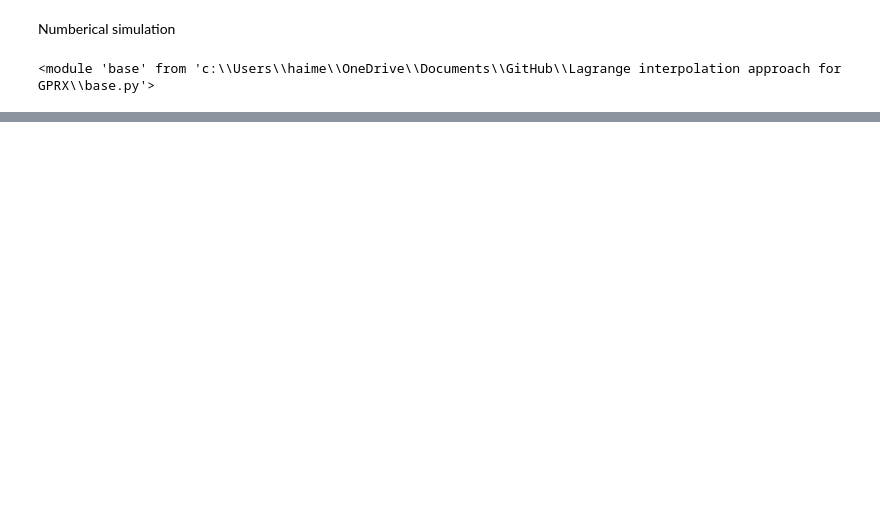
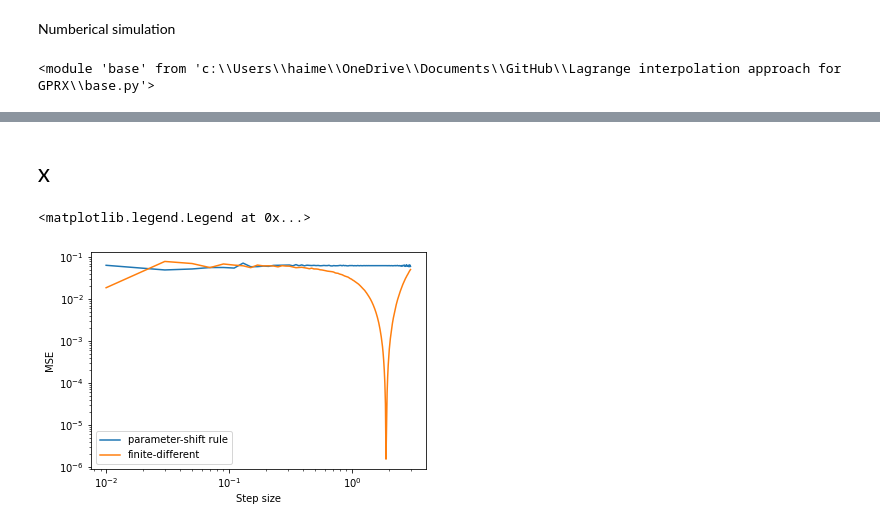
Before and after one commit to vutuanhai237/Lagrange-interpolation-approach-for-GPRX, a Jupyter notebook: MSE.ipynb, the cells around one changed output, grey strips where cells are left out. Drawn from its saved outputs; the diff is of its cells as text; code cells hidden in the pictures; blank space fills up the shorter version.

```diff
--- a/MSE.ipynb
+++ b/MSE.ipynb
@@ -88,0 +104,17 @@ plt.legend()
+# %% [markdown]
+### X
+# %%
+e_std_x, e_finite_x = [], []
+for i in range(0, step_sizes.shape[0]):
+    e_std_x.append(mean_squared_error([mean_grad_stds[i][0]], [true_grad[0]]))
+    e_finite_x.append(mean_squared_error([mean_grad_finites[i][0]], [true_grad[0]]))
+plt.plot(step_sizes, e_std_x, label = "parameter-shift rule")
+plt.plot(step_sizes, e_finite_x,  label = "finite-different")
+plt.xscale('log')
+plt.yscale('log')
+plt.xlabel("Step size")
+plt.ylabel("MSE")
+plt.legend()
+# %% [output]
+<matplotlib.legend.Legend at 0x...>
+[figure, added]
```
Also changed, not shown: parts of 6 cells of this notebook, 3 other files.
